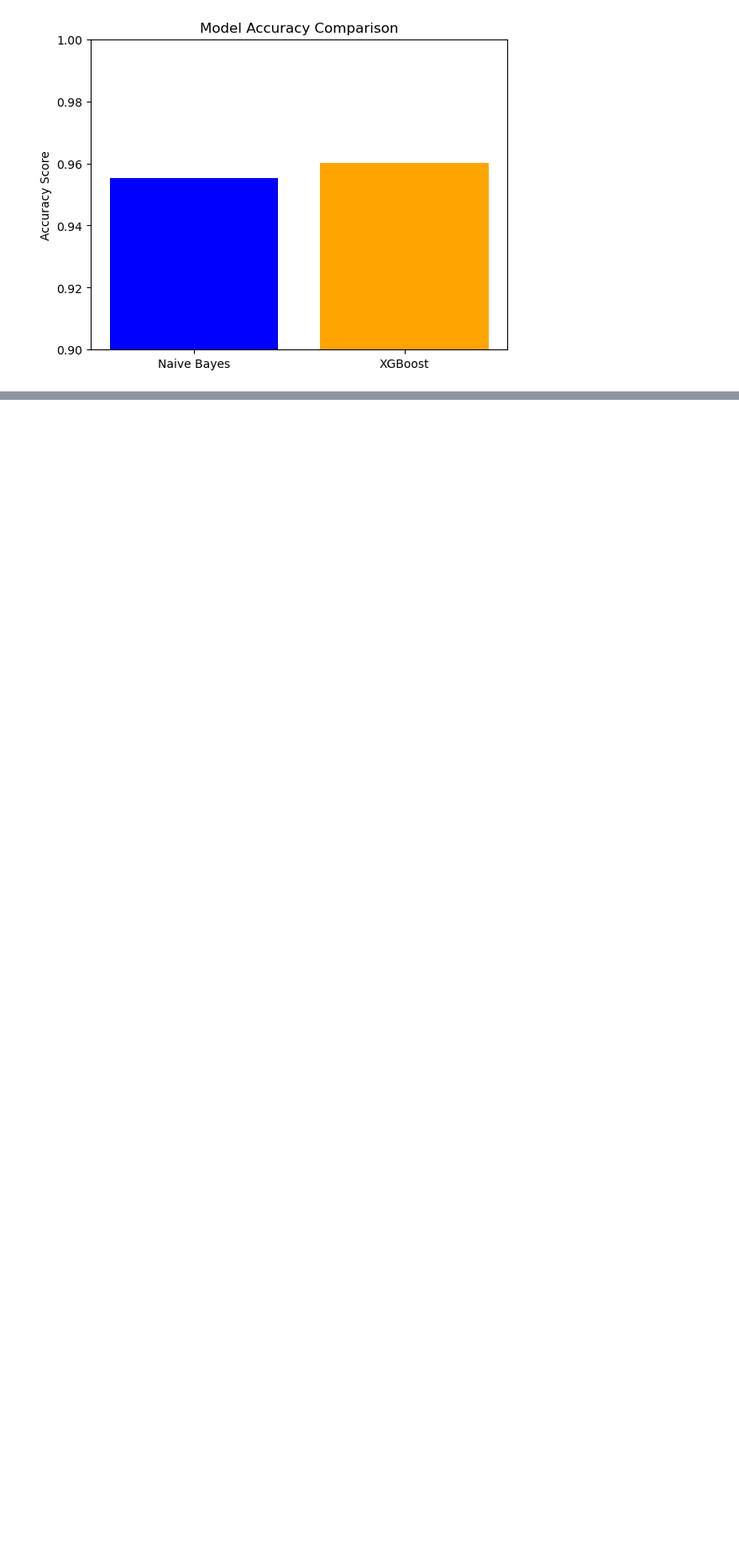
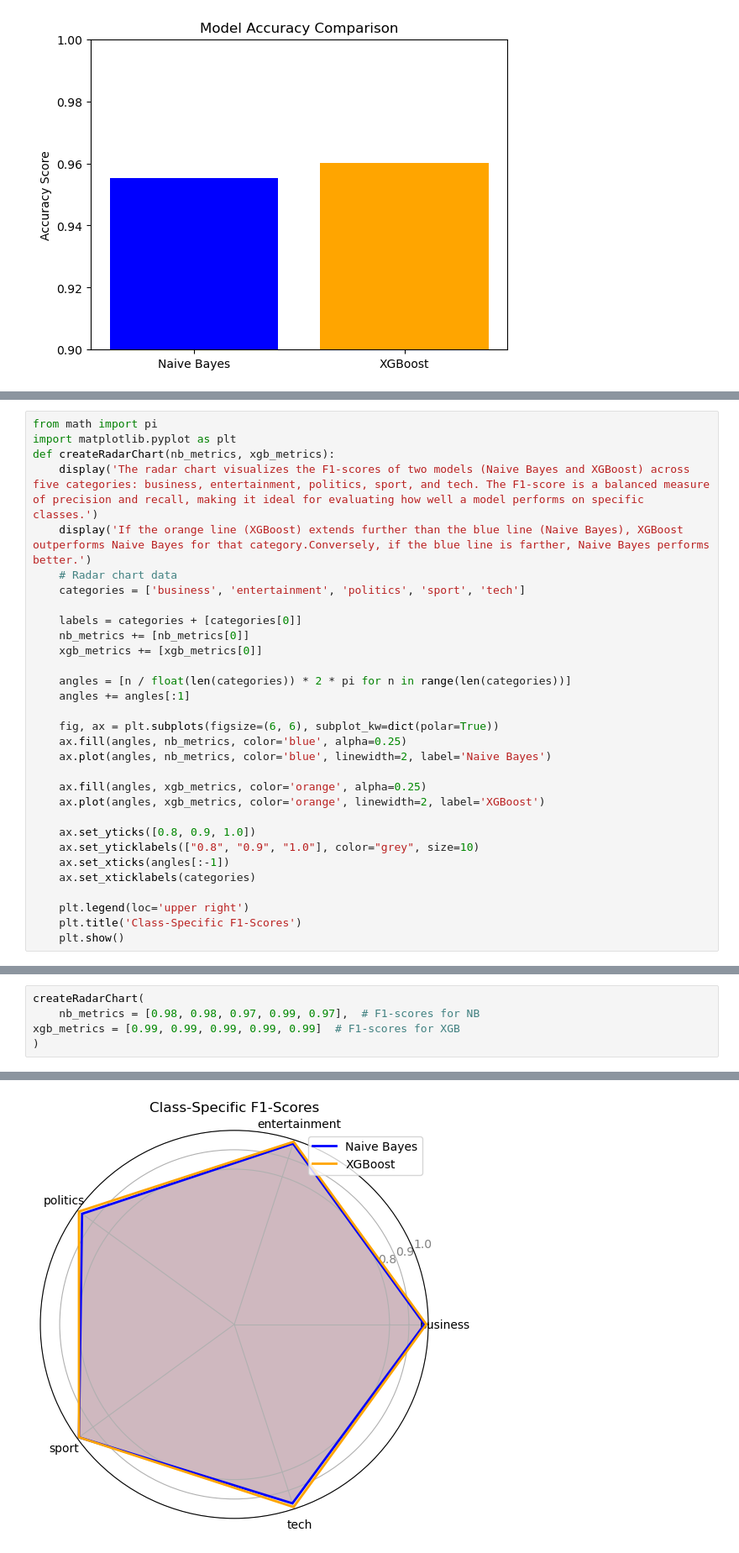
Before and after one commit to raysah/SDS-CP016-news-article-classification, a Jupyter notebook: notebooks/rajat-thakur/rajat-thakur-CP16-news-article.ipynb, the cells around one changed output, grey strips where cells are left out. Shown at 84% size. Cells and saved outputs as stored; diff of their text form; blank space fills up the shorter version.

```diff
--- a/notebooks/rajat-thakur/rajat-thakur-CP16-news-article.ipynb
+++ b/notebooks/rajat-thakur/rajat-thakur-CP16-news-article.ipynb
@@ -483,2 +515,33 @@ plt.show()
 [figure]
+# %%
+from math import pi
+import matplotlib.pyplot as plt
+def createRadarChart(nb_metrics, xgb_metrics):
+    display('The radar chart visualizes the F1-scores of two models (Naive Bayes and XGBoost) across five categories: business, entertainment, politics, sport, and tech. The F1-score is a balanced measure of precision and recall, making it ideal for evaluating how well a model performs on specific classes.')
+    display('If the orange line (XGBoost) extends further than the blue line (Naive Bayes), XGBoost outperforms Naive Bayes for that category.Conversely, if the blue line is farther, Naive Bayes performs better.')
+    # Radar chart data
+    categories = ['business', 'entertainment', 'politics', 'sport', 'tech']
+
+    labels = categories + [categories[0]]
+    nb_metrics += [nb_metrics[0]]
+    xgb_metrics += [xgb_metrics[0]]
+
+    angles = [n / float(len(categories)) * 2 * pi for n in range(len(categories))]
+    angles += angles[:1]
+
+    fig, ax = plt.subplots(figsize=(6, 6), subplot_kw=dict(polar=True))
+    ax.fill(angles, nb_metrics, color='blue', alpha=0.25)
+    ax.plot(angles, nb_metrics, color='blue', linewidth=2, label='Naive Bayes')
+
+    ax.fill(angles, xgb_metrics, color='orange', alpha=0.25)
+    ax.plot(angles, xgb_metrics, color='orange', linewidth=2, label='XGBoost')
+
+    ax.set_yticks([0.8, 0.9, 1.0])
+    ax.set_yticklabels(["0.8", "0.9", "1.0"], color="grey", size=10)
+    ax.set_xticks(angles[:-1])
+    ax.set_xticklabels(categories)
+
+    plt.legend(loc='upper right')
+    plt.title('Class-Specific F1-Scores')
+    plt.show()
 # %%
@@ -520,0 +628,6 @@ plt.show()
+# %%
+createRadarChart(
+    nb_metrics = [0.98, 0.98, 0.97, 0.99, 0.97],  # F1-scores for NB
+xgb_metrics = [0.99, 0.99, 0.99, 0.99, 0.99]  # F1-scores for XGB
+)
+# %% [output]
@@ -520,0 +636 @@ plt.show()
+[figure, added]
```
Also changed, not shown: parts of 7 cells of this notebook.
